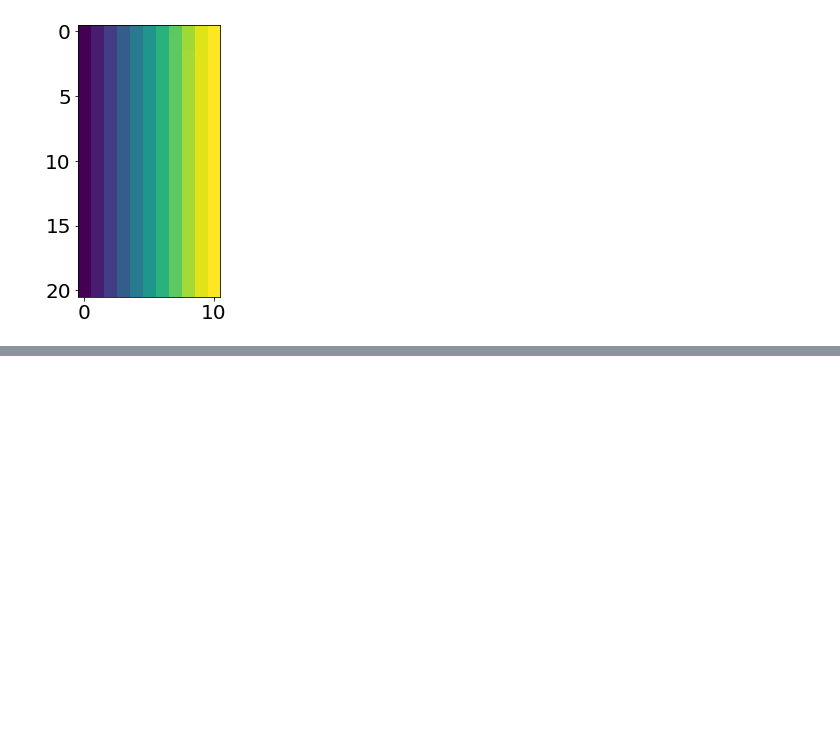
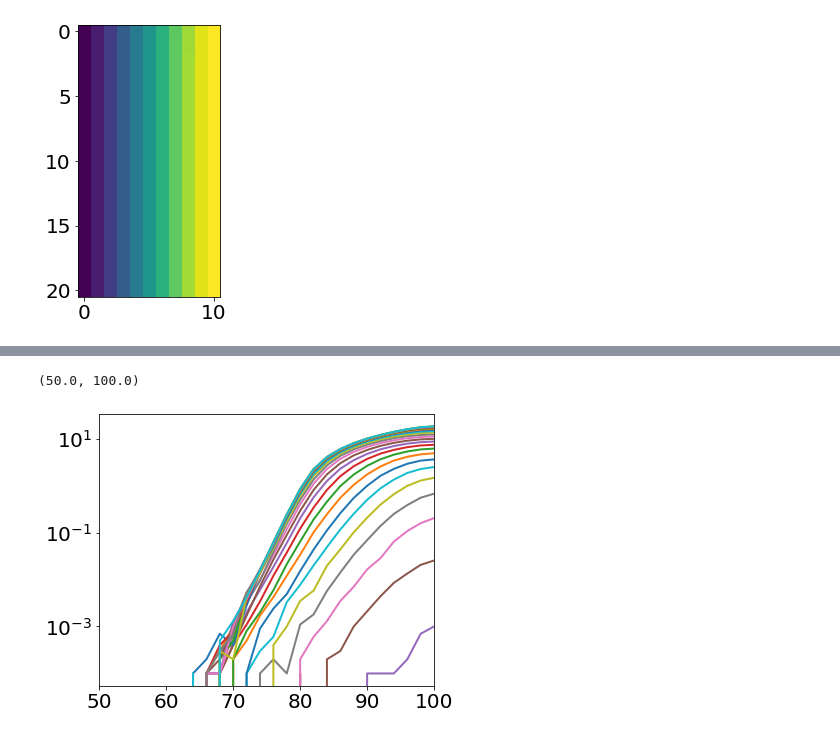
Before and after one commit to zsxqblz/nmeas_MIE_clifford, a Jupyter notebook: visualization.ipynb, the cells around one changed output, grey strips where cells are left out. Saved outputs shown, nothing was run; the diff lists cells and outputs as text; code cells hidden in the pictures; blank space fills up the shorter version.

```diff
--- a/visualization.ipynb
+++ b/visualization.ipynb
@@ -512,0 +526,8 @@ plt.imshow(cmi_ave_l)
+# %%
+for i in range(0,30,1):
+    plt.plot(n_meas_l,cmi_ave_l[i,:])
+plt.yscale('log')
+plt.xlim([50,100])
+# %% [output]
+(50.0, 100.0)
+[figure, added]
```
Also changed, not shown: parts of 17 cells of this notebook, 4 other files.
